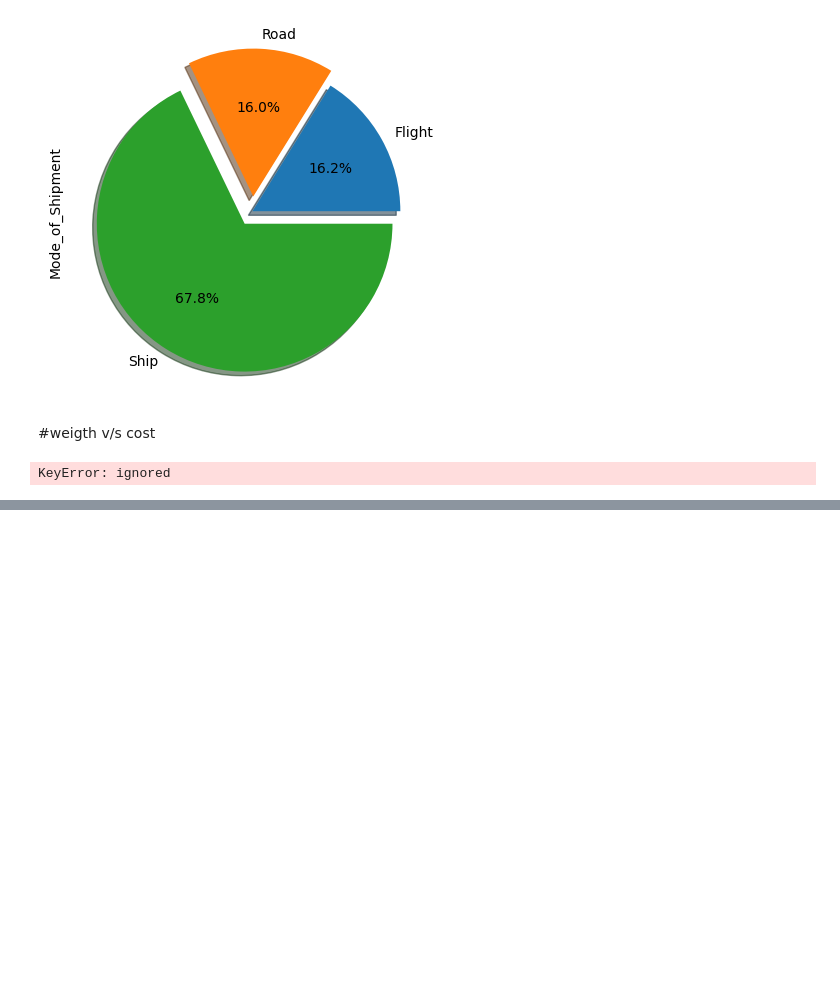
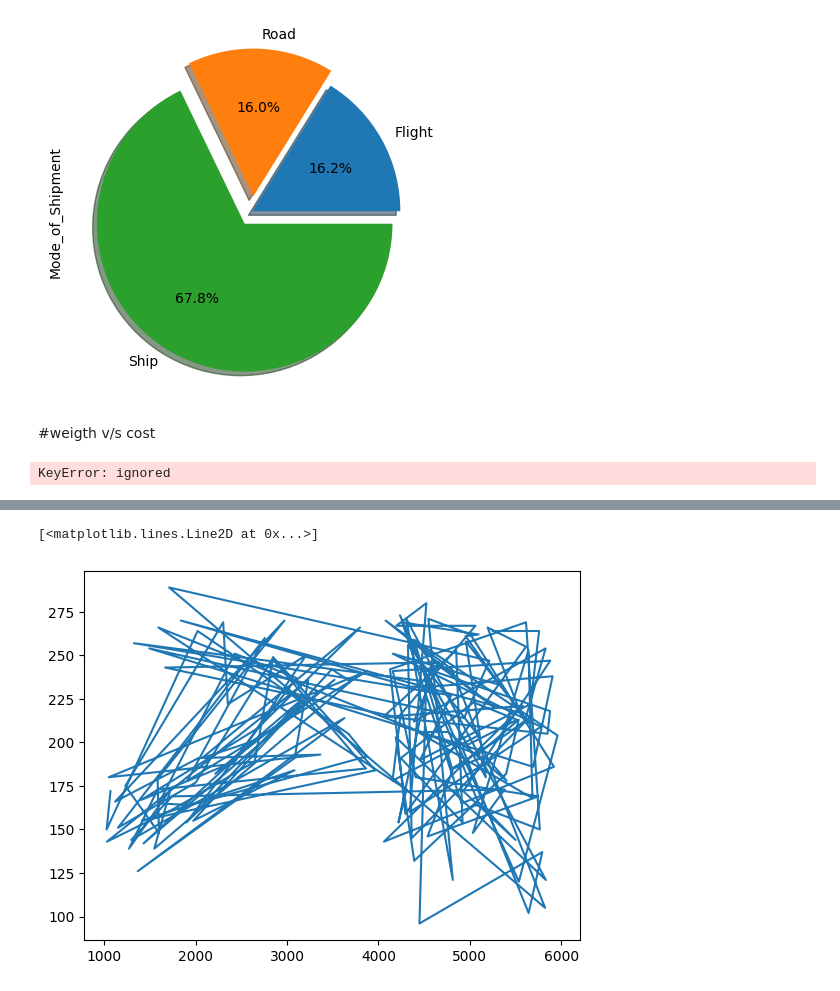
Before and after one commit to njnr14/Python-analysis-project, a Jupyter notebook: analysis.ipynb, the cells around one changed output, grey strips where cells are left out. Saved outputs shown, nothing was run; the diff lists cells and outputs as text; code cells hidden in the pictures; blank space fills up the shorter version.

```diff
--- a/analysis.ipynb
+++ b/analysis.ipynb
@@ -141,0 +125,15 @@ KeyError: ignored
+# %%
+df_A=df[df['Warehouse_block']=='A']
+df_B=df[df['Warehouse_block']=='B']
+df_C=df[df['Warehouse_block']=='C']
+df_D=df[df['Warehouse_block']=='D']
+df_E=df[df['Warehouse_block']=='E']
+df_F=df[df['Warehouse_block']=='F']
+
+
+CW_A=df_A[df_A['Mode_of_Shipment']=='Flight'].sort_values(by='Weight_in_gms')
+CW_A=df_A[df_A['Product_importance']=='high']
+plt.plot(CW_A['Weight_in_gms'],CW_A['Cost_of_the_Product'])
+# %% [output]
+[<matplotlib.lines.Line2D at 0x...>]
+[figure, added]
```
Also changed, not shown: parts of 1 cell of this notebook.
